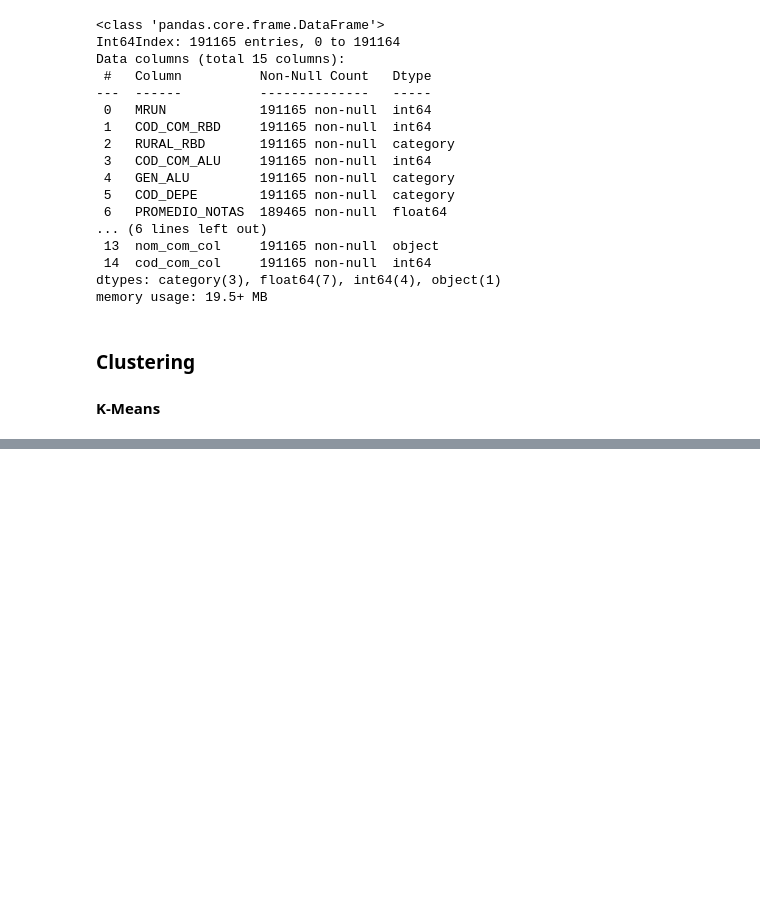
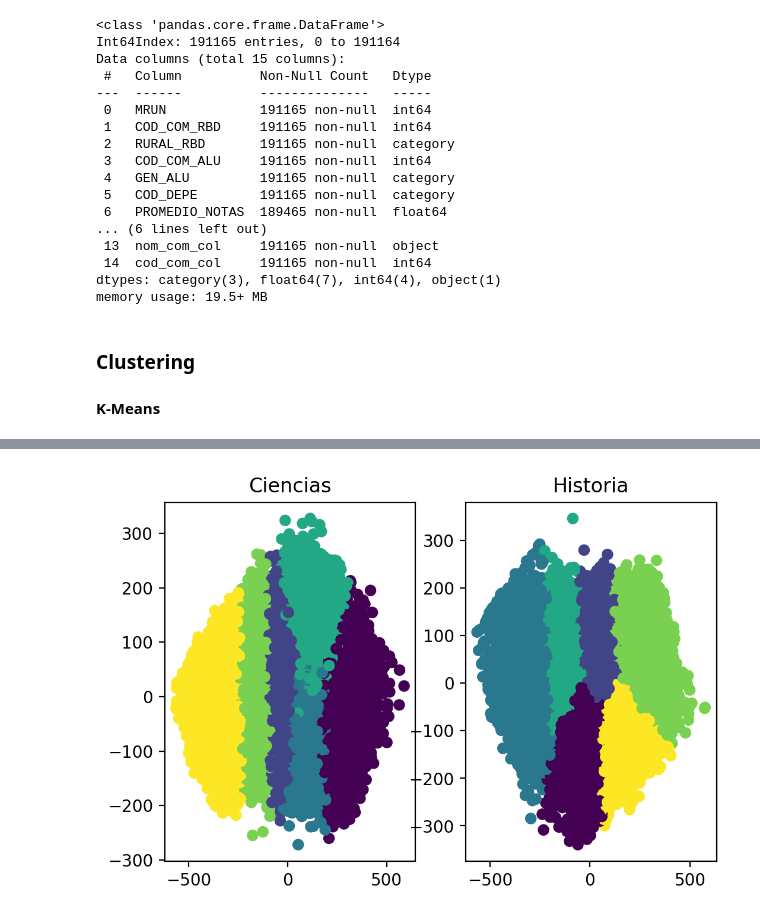
Before and after one commit to zerujio/proyecto-cc5206, a Jupyter notebook: hito_2.ipynb, the cells around one changed output, grey strips where cells are left out. Cells and saved outputs as stored; diff of their text form; code cells hidden in the pictures; blank space fills up the shorter version.

```diff
--- a/hito_2.ipynb
+++ b/hito_2.ipynb
@@ -501,0 +522,20 @@ plt.show()
+# %%
+from sklearn.decomposition import PCA
+
+pca_cien = pd.DataFrame(PCA(n_components=2).fit_transform(cien_data[cien]))
+pca_hcso = pd.DataFrame(PCA(n_components=2).fit_transform(hcso_data[hcso]))
+
+fig = plt.figure(dpi =200)
+grid = fig.add_gridspec(1, 2)
+
+ax1 = fig.add_subplot(grid[0, 0])
+ax1.scatter(pca_cien[0], pca_cien[1], c=km_cien.labels_)
+ax1.set_title("Ciencias")
+
+ax2 = fig.add_subplot(grid[0, 1])
+ax2.scatter(pca_hcso[0], pca_hcso[1], c=km_hcso.labels_)
+ax2.set_title("Historia")
+
+plt.show()
+# %% [output]
+[figure, added]
```
Also changed, not shown: parts of 4 cells of this notebook.
